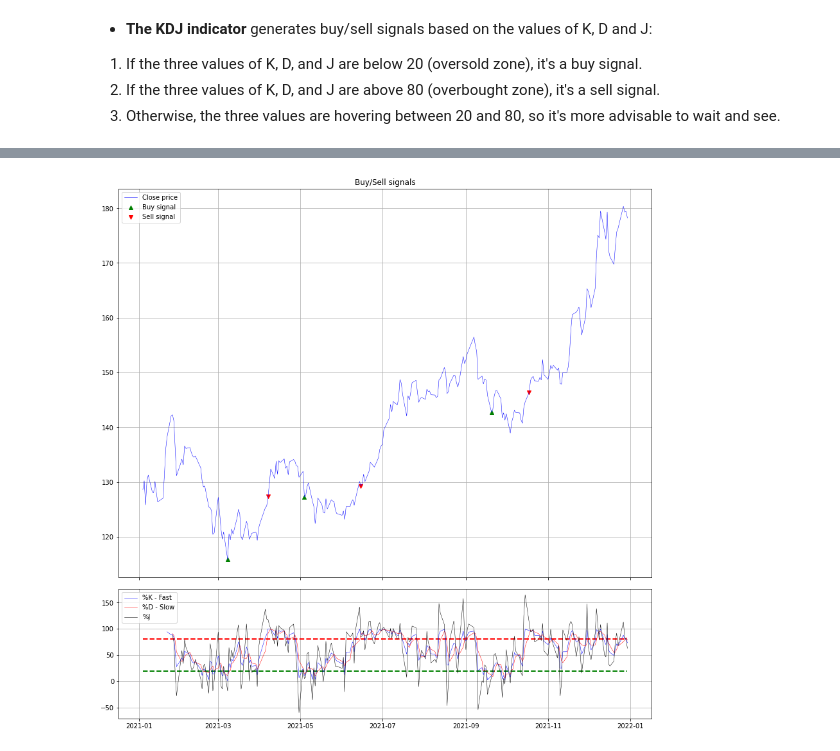
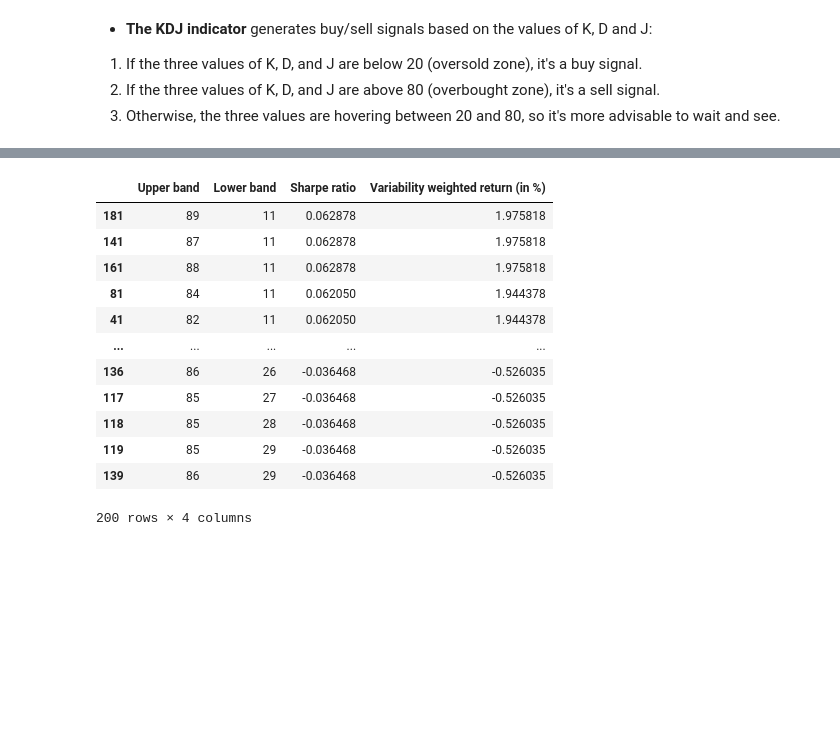
Before and after one commit to aahouzi/Stock-price-forecasting, a Jupyter notebook: notebooks/quantitative_trading_strategies.ipynb, the cells around one changed output, grey strips where cells are left out. Saved outputs shown, nothing was run; the diff lists cells and outputs as text; code cells hidden in the pictures; blank space fills up the shorter version.

```diff
--- a/notebooks/quantitative_trading_strategies.ipynb
+++ b/notebooks/quantitative_trading_strategies.ipynb
@@ -730,19 +662,0 @@ df_apple.head()
-# %%
-fig, ax = plt.subplots(2, 1, figsize=(12, 12), gridspec_kw={'height_ratios': [3, 1]}, sharex=True, constrained_layout=True)
-ax[0].plot(df_apple['Close'] , label='Close price', linewidth=0.5, color='blue')
-ax[0].scatter(df_apple.index , df_apple['kdj_buy_signals'], label='Buy signal', marker='^', color='green')
-ax[0].scatter(df_apple.index , df_apple['kdj_sell_signals'] , label='Sell signal' , marker='v', color='red')
-ax[0].set_title("Buy/Sell signals")
-ax[0].legend(loc='best')
-ax[0].grid()
-
-ax[1].plot(df_apple['k_percentage'], label='%K - Fast', linewidth=0.5, color='blue')
-ax[1].plot(df_apple['d_percentage'], label='%D - Slow', linewidth=0.5, color='red')
-ax[1].plot(df_apple['j_percentage'], label='%J', linewidth=0.5, color='black')
-ax[1].hlines(y=20, xmin=df_apple.index.min(), xmax=df_apple.index.max(), colors='green', linestyles='--', lw=2)
-ax[1].hlines(y=80, xmin=df_apple.index.min(), xmax=df_apple.index.max(), colors='red', linestyles='--', lw=2)
-ax[1].legend(loc='best')
-ax[1].grid()
-plt.show()
-# %% [output]
-[figure, removed]
@@ -748,0 +683,36 @@ plt.show()
+# %%
+# Backtesting the upper and lower bands of our KDJ strategy
+cerebro = bt.Cerebro()
+cerebro.adddata(data)
+strats = cerebro.optstrategy(KDJStrategy,
+                             upper=range(80, 90),
+                             lower=range(10, 30))
+cerebro.broker.setcash(startcash)
+cerebro.broker.setcommission(commission)
+cerebro.addsizer(bt.sizers.FixedSize, stake=stake)
+
+# Add analyzers
+cerebro.addanalyzer(bt.analyzers.SharpeRatio, timeframe=bt.TimeFrame.Days, factor=365)
+cerebro.addanalyzer(bt.analyzers.VWR, timeframe=bt.TimeFrame.Days, tann=365)
+results = cerebro.run()
+
+df_result = pd.DataFrame([{"Upper band": result[0].params.upper,
+                           "Lower band": result[0].params.lower,
+                           "Sharpe ratio": result[0].analyzers.sharperatio.get_analysis()['sharperatio'],
+                           "Variability weighted return (in %)": result[0].analyzers.vwr.get_analysis()['vwr']
+                          } for result in results])
+display(df_result.sort_values("Sharpe ratio", ascending=False))
+# %% [output]
+|  | Upper band | Lower band | Sharpe ratio | Variability weighted return (in %) |
+| 181 | 89 | 11 | 0.062878 | 1.975818 |
+| 141 | 87 | 11 | 0.062878 | 1.975818 |
+| 161 | 88 | 11 | 0.062878 | 1.975818 |
+| 81 | 84 | 11 | 0.062050 | 1.944378 |
+| 41 | 82 | 11 | 0.062050 | 1.944378 |
+| ... | ... | ... | ... | ... |
+| 136 | 86 | 26 | -0.036468 | -0.526035 |
+| 117 | 85 | 27 | -0.036468 | -0.526035 |
+| 118 | 85 | 28 | -0.036468 | -0.526035 |
+| 119 | 85 | 29 | -0.036468 | -0.526035 |
+| 139 | 86 | 29 | -0.036468 | -0.526035 |
+200 rows × 4 columns
```
Also changed, not shown: parts of 14 cells of this notebook.
